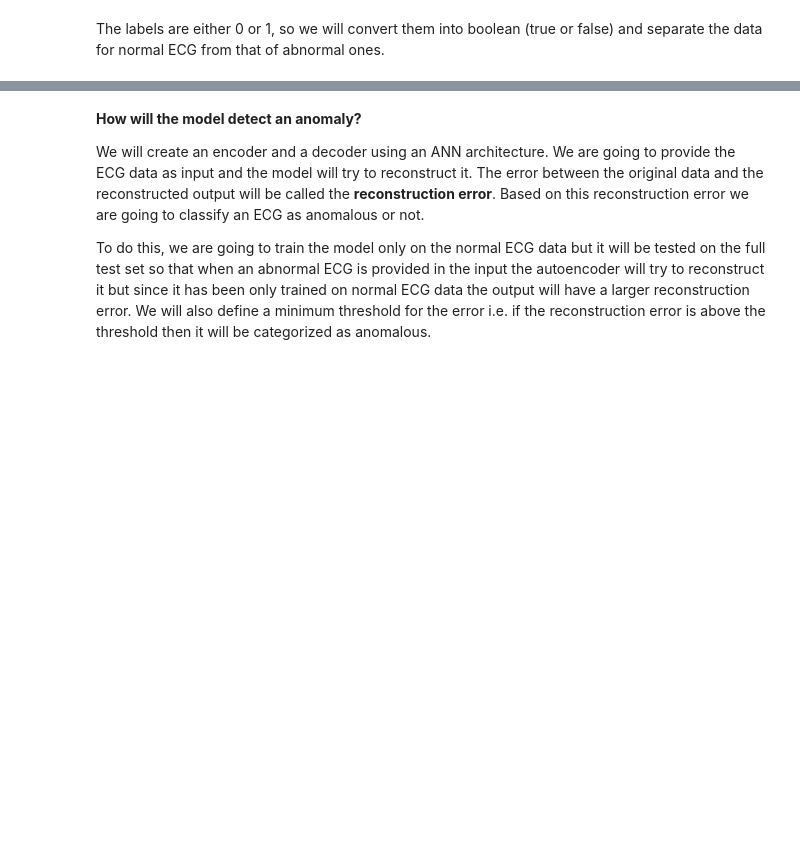
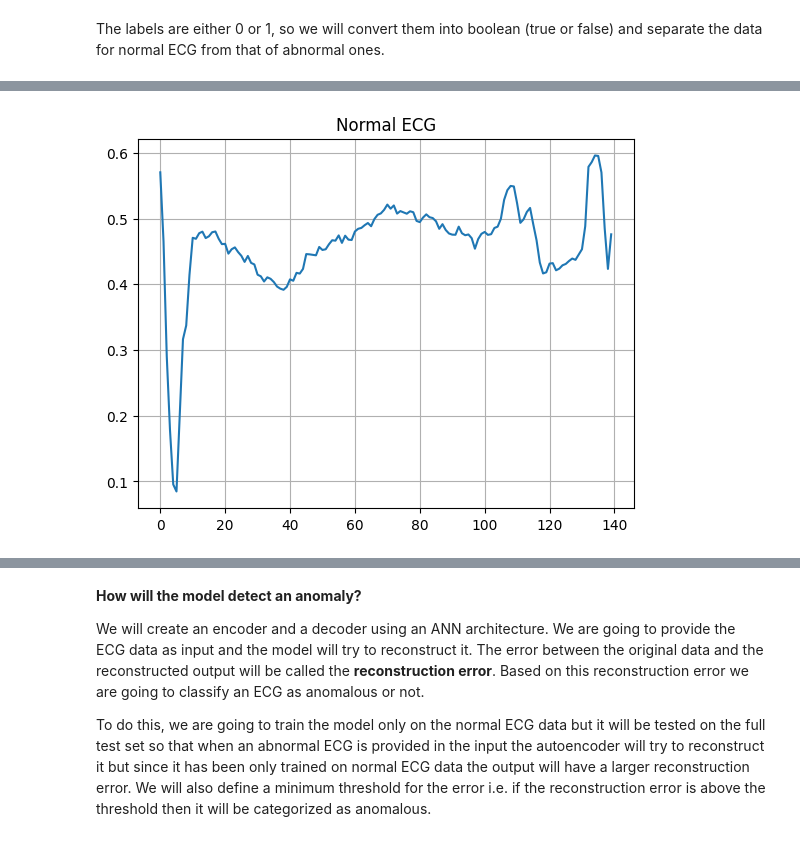
Before and after one commit to Shrutiba/iisc_cds, a Jupyter notebook: M3_AST_05_Autoencoders_A.ipynb, the cells around one changed output, grey strips where cells are left out. Drawn from its saved outputs; the diff is of its cells as text; code cells hidden in the pictures; blank space fills up the shorter version.

```diff
--- a/M3_AST_05_Autoencoders_A.ipynb
+++ b/M3_AST_05_Autoencoders_A.ipynb
@@ -591,31 +600,49 @@ As we can see that the dataset has 140 columns which represent the ECG readings
 # %%
 # Separate the data and labels
 # YOUR CODE HERE
+data = ecg_data.iloc[:,:-1]
 
 # YOUR CODE HERE to create 'labels'
+labels = ecg_data.iloc[:,-1]
 # %%
 # Split into training and test data with test_size = 0.2 and random_state = 21
 # YOUR CODE HERE
+train_data, test_data, train_labels, test_labels = train_test_split(
+    data, labels, test_size=0.2, random_state=21
+)
 # %% [markdown]
 Let's normalize the data to the range 0 to 1.
 # %%
 # Calculate the maximum and minimum value from the training set
 # YOUR CODE HERE to create 'min' using tf.reduce_min()
+min_train = tf.reduce_min(train_data).numpy()
+min_test = tf.reduce_min(test_data).numpy()
 # YOUR CODE HERE to create 'max' using tf.reduce_max()
+max_train = tf.reduce_max(train_data).numpy()
+max_test = tf.reduce_max(test_data).numpy()
 
 # Normalize data using the formula (data - min)/(max - min)
 # YOUR CODE HERE for 'train_data' and 'test_data'
+train_data = (train_data - min_train)/(max_train - min_train)
+test_data = (test_data - min_train)/(max_train - min_train)
 
 # Converted the data into float using tf.cast()
 # YOUR CODE HERE for 'train_data' and 'test_data'
+train_data = tf.cast(train_data, dtype=tf.float32)
+test_data = tf.cast(test_data, dtype=tf.float32)
 # %% [markdown]
 The labels are either 0 or 1, so we will convert them into boolean (true or false) and separate the data for normal ECG from that of abnormal ones.
 # %%
-# Convert labels into boolean using train_labels.astype(bool) and test_labels.astype(bool)
-# YOUR CODE HERE
+# Convert labels into boolean
+train_labels = train_labels.astype(bool)
+test_labels = test_labels.astype(bool)
 
 # Normal ECG data
-# YOUR CODE HERE to create 'n_test_data'
+n_train_data = train_data[train_labels.values]
+n_test_data = test_data[test_labels.values]
 
 # Abnormal ECG data
-# YOUR CODE HERE to create 'an_test_data'
+an_train_data = train_data[~train_labels.values]
+an_test_data = test_data[~test_labels.values]
+
+print(n_train_data)
@@ -622,4 +658,9 @@ The labels are either 0 or 1, so we will convert them into boolean (true or fals
 # %%
-# Visualize a normal ECG using plt.plot()
-# YOUR CODE HERE
+# Visualize a normal ECG
+plt.plot(np.arange(140), n_train_data[0])
+plt.grid()
+plt.title('Normal ECG')
+plt.show()
+# %% [output]
+[figure, added]
 # %%
```
Also changed, not shown: parts of 10 cells of this notebook.
